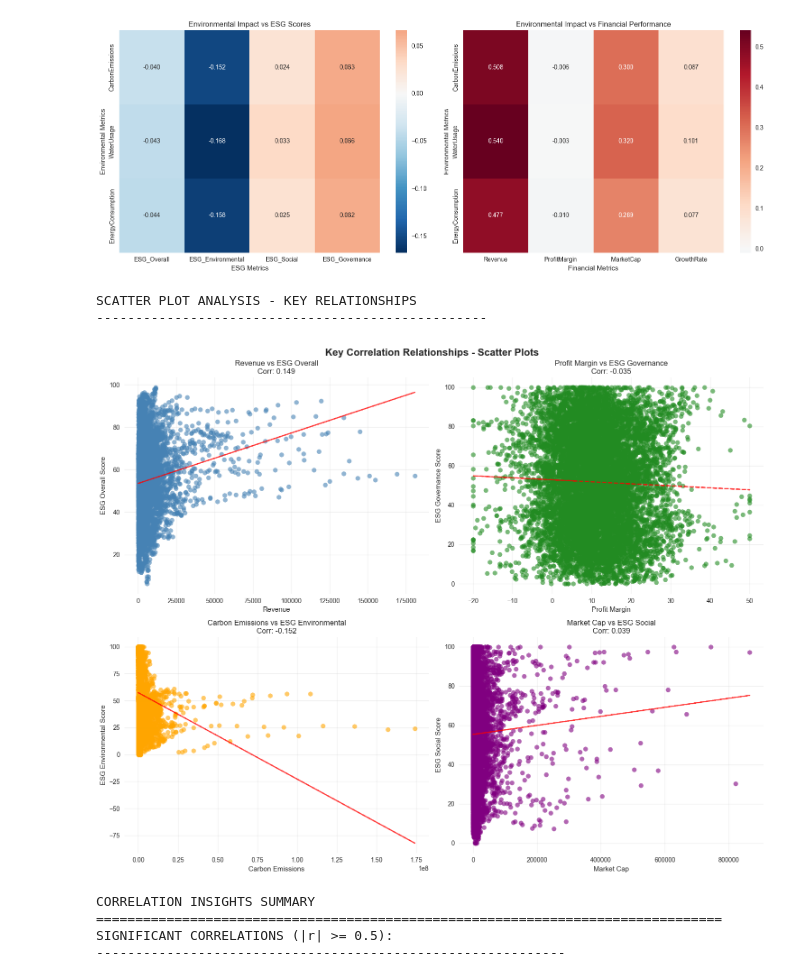
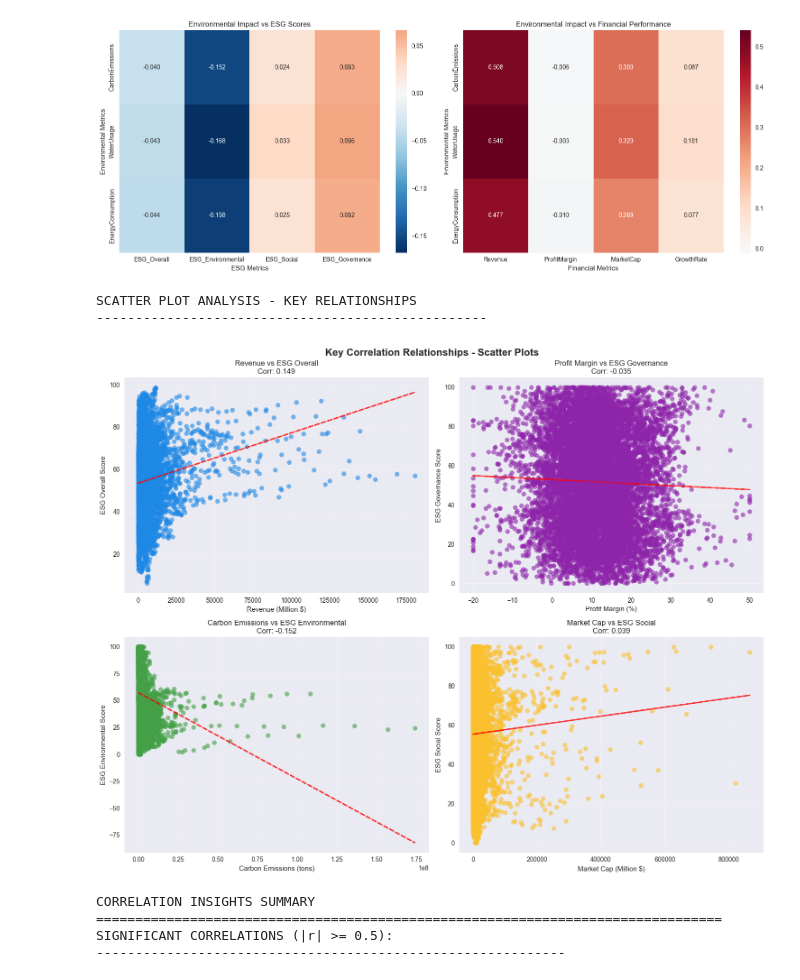
Before and after one commit to Jannik-m12/Clustering, a Jupyter notebook: Notebooks/01_Data_Exploration_EDA.ipynb, the cells around one changed output. Saved outputs shown, nothing was run; the diff lists cells and outputs as text; code cells hidden in the pictures.

```diff
--- a/Notebooks/01_Data_Exploration_EDA.ipynb
+++ b/Notebooks/01_Data_Exploration_EDA.ipynb
@@ -752,14 +787,22 @@ Environmental Impact vs Financial Metrics:
 # Scatter Plots for Key Relationships
 print("\nSCATTER PLOT ANALYSIS - KEY RELATIONSHIPS")
 print("-" * 50)
+
+# ESG color scheme - consistent with box plots
+esg_colors = {
+    'ESG_Overall': '#1e88e5',      # Blue
+    'ESG_Environmental': '#43a047', # Green
+    'ESG_Social': '#fbc02d',       # Yellow
+    'ESG_Governance': '#8e24aa'    # Purple
+}
 
 # Create scatter plots for most interesting relationships
 fig, axes = plt.subplots(2, 2, figsize=(15, 12))
 fig.suptitle('Key Correlation Relationships - Scatter Plots', fontsize=16, fontweight='bold')
 
 # Plot 1: Revenue vs ESG_Overall
-axes[0, 0].scatter(data['Revenue'], data['ESG_Overall'], alpha=0.6, color='steelblue')
-axes[0, 0].set_xlabel('Revenue')
+axes[0, 0].scatter(data['Revenue'], data['ESG_Overall'], alpha=0.6, color=esg_colors['ESG_Overall'])
+axes[0, 0].set_xlabel('Revenue (Million $)')
 axes[0, 0].set_ylabel('ESG Overall Score')
 axes[0, 0].set_title(f'Revenue vs ESG Overall\nCorr: {correlation_matrix.loc["Revenue", "ESG_Overall"]:.3f}')
 axes[0, 0].grid(True, alpha=0.3)
@@ -767,50 +810,54 @@ axes[0, 0].grid(True, alpha=0.3)
 # Add trend line
 z = np.polyfit(data['Revenue'].dropna(), data['ESG_Overall'].dropna(), 1)
 p = np.poly1d(z)
-axes[0, 0].plot(data['Revenue'].dropna(), p(data['Revenue'].dropna()), "r--", alpha=0.8)
+axes[0, 0].plot(data['Revenue'].dropna(), p(data['Revenue'].dropna()),
+                color='red', linestyle='--', alpha=0.8, linewidth=2)
 
 # Plot 2: ProfitMargin vs ESG_Governance
-axes[0, 1].scatter(data['ProfitMargin'], data['ESG_Governance'], alpha=0.6, color='forestgreen')
-axes[0, 1].set_xlabel('Profit Margin')
+axes[0, 1].scatter(data['ProfitMargin'], data['ESG_Governance'], alpha=0.6, color=esg_colors['ESG_Governance'])
+axes[0, 1].set_xlabel('Profit Margin (%)')
 axes[0, 1].set_ylabel('ESG Governance Score')
 axes[0, 1].set_title(f'Profit Margin vs ESG Governance\nCorr: {correlation_matrix.loc["ProfitMargin", "ESG_Governance"]:.3f}')
 axes[0, 1].grid(True, alpha=0.3)
 
 # Add trend line
 z = np.polyfit(data['ProfitMargin'].dropna(), data['ESG_Governance'].dropna(), 1)
 p = np.poly1d(z)
-axes[0, 1].plot(data['ProfitMargin'].dropna(), p(data['ProfitMargin'].dropna()), "r--", alpha=0.8)
+axes[0, 1].plot(data['ProfitMargin'].dropna(), p(data['ProfitMargin'].dropna()),
+                color='red', linestyle='--', alpha=0.8, linewidth=2)
 
 # Plot 3: CarbonEmissions vs ESG_Environmental
-axes[1, 0].scatter(data['CarbonEmissions'], data['ESG_Environmental'], alpha=0.6, color='orange')
-axes[1, 0].set_xlabel('Carbon Emissions')
+axes[1, 0].scatter(data['CarbonEmissions'], data['ESG_Environmental'], alpha=0.6, color=esg_colors['ESG_Environmental'])
+axes[1, 0].set_xlabel('Carbon Emissions (tons)')
 axes[1, 0].set_ylabel('ESG Environmental Score')
 axes[1, 0].set_title(f'Carbon Emissions vs ESG Environmental\nCorr: {correlation_matrix.loc["CarbonEmissions", "ESG_Environmental"]:.3f}')
 axes[1, 0].grid(True, alpha=0.3)
 
 # Add trend line
 z = np.polyfit(data['CarbonEmissions'].dropna(), data['ESG_Environmental'].dropna(), 1)
 p = np.poly1d(z)
-axes[1, 0].plot(data['CarbonEmissions'].dropna(), p(data['CarbonEmissions'].dropna()), "r--", alpha=0.8)
+axes[1, 0].plot(data['CarbonEmissions'].dropna(), p(data['CarbonEmissions'].dropna()),
+                color='red', linestyle='--', alpha=0.8, linewidth=2)
 
 # Plot 4: MarketCap vs ESG_Social
-axes[1, 1].scatter(data['MarketCap'], data['ESG_Social'], alpha=0.6, color='purple')
-axes[1, 1].set_xlabel('Market Cap')
+axes[1, 1].scatter(data['MarketCap'], data['ESG_Social'], alpha=0.6, color=esg_colors['ESG_Social'])
+axes[1, 1].set_xlabel('Market Cap (Million $)')
 axes[1, 1].set_ylabel('ESG Social Score')
 axes[1, 1].set_title(f'Market Cap vs ESG Social\nCorr: {correlation_matrix.loc["MarketCap", "ESG_Social"]:.3f}')
 axes[1, 1].grid(True, alpha=0.3)
 
 # Add trend line
 z = np.polyfit(data['MarketCap'].dropna(), data['ESG_Social'].dropna(), 1)
 p = np.poly1d(z)
-axes[1, 1].plot(data['MarketCap'].dropna(), p(data['MarketCap'].dropna()), "r--", alpha=0.8)
+axes[1, 1].plot(data['MarketCap'].dropna(), p(data['MarketCap'].dropna()),
+                color='red', linestyle='--', alpha=0.8, linewidth=2)
 
 plt.tight_layout()
 plt.show()
 # %% [output]
 SCATTER PLOT ANALYSIS - KEY RELATIONSHIPS
 --------------------------------------------------
-[figure, old version]
+[figure, new version]
 # %%
 # Correlation Insights and Statistical Significance
 print("\nCORRELATION INSIGHTS SUMMARY")
```
Also changed, not shown: parts of 2 cells of this notebook, 18 other files.
